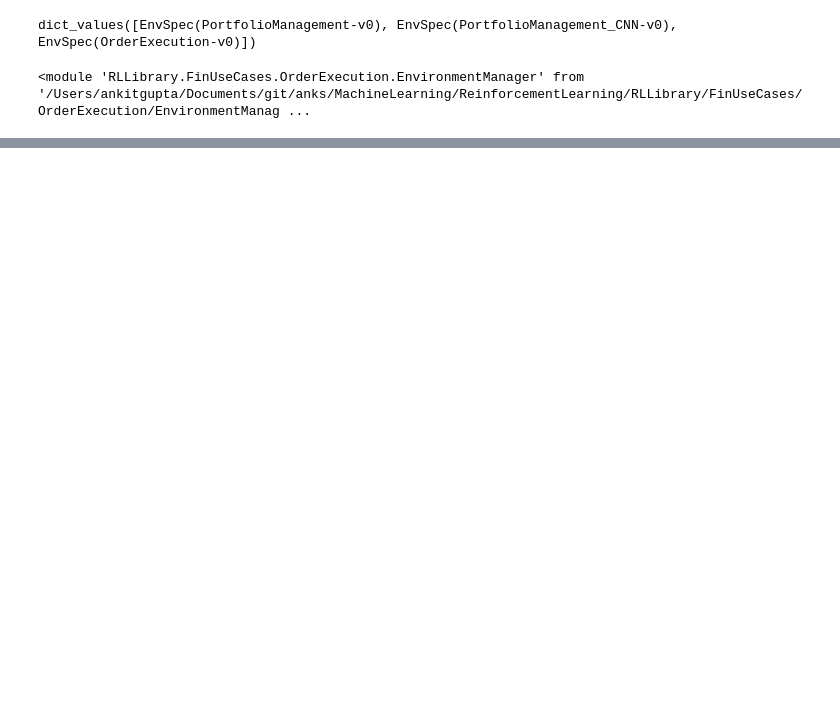
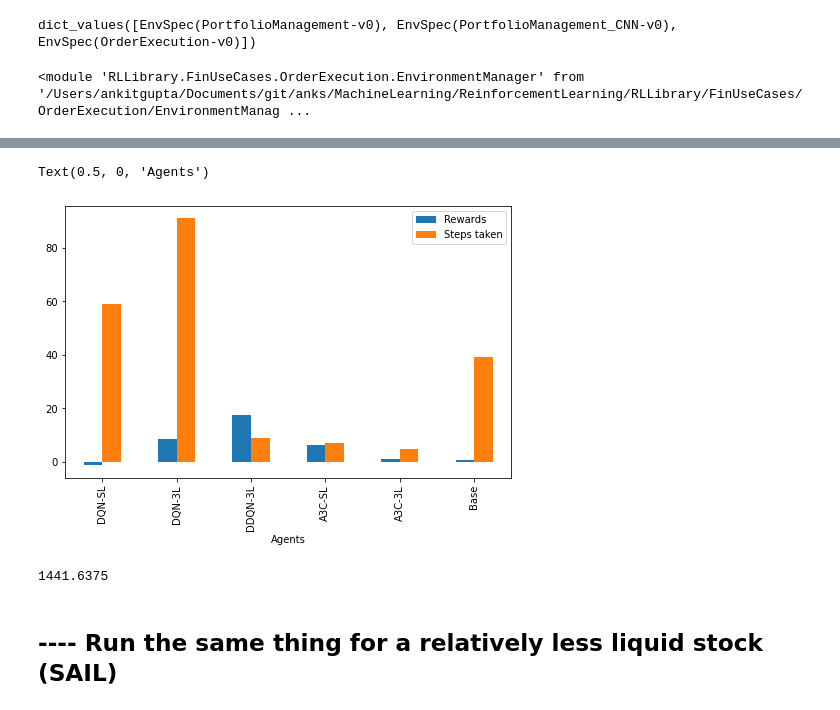
Before and after one commit to ankit2788/ReinforcementLearning, a Jupyter notebook: OrderExecV1.0.ipynb, the cells around one changed output, grey strips where cells are left out. Saved outputs shown, nothing was run; the diff lists cells and outputs as text; code cells hidden in the pictures; blank space fills up the shorter version.

```diff
--- a/OrderExecV1.0.ipynb
+++ b/OrderExecV1.0.ipynb
@@ -296,0 +163,9 @@ stgy.agent.env.getInventoryHistory()
+# %%
+usecase = "OrderExecution"
+algo = "A3C"
+method = "FF"
+
+modelPath = os.path.join(MODEL_DIR, usecase)
+modelPath = os.path.join(os.path.join(modelPath, algo), method)
+
+modelName = "A3C_3Layer.h5"
@@ -296,0 +252,22 @@ stgy.agent.env.getInventoryHistory()
+# %%
+
+
+# creating dataframe
+df = pd.DataFrame({
+    "Algos":['DQN-SL', 'DQN-3L', 'DDQN-3L', 'A3C-SL', 'A3C-3L', 'Base'],
+    "Rewards": [rew_DQN1, rew_DQN3, rew_DDQN3, rew_A3C1, rew_A3C3, rew_Base],
+    "Steps taken": [step_DQN1, step_DQN3, step_DDQN3, step_A3C1, step_A3C3, step_Base]
+})
+
+fig, ax = plt.subplots(1,1,figsize = (8,5))
+df.plot(x="Algos", y=["Rewards", "Steps taken"], kind="bar", ax = ax)
+ax.set_xlabel("Agents")
+# %% [output]
+Text(0.5, 0, 'Agents')
+[figure, added]
+# %%
+np.sum(invHist_DDQN3["ExecutedInventory"]*invHist_DDQN3["ExecutedPrice"])/np.sum(invHist_DDQN3["ExecutedInventory"])
+# %% [output]
+1441.6375
+# %% [markdown]
+## ---- Run the same thing for a relatively less liquid stock  (SAIL)
```
Also changed, not shown: parts of 87 cells of this notebook, 3 other files.
